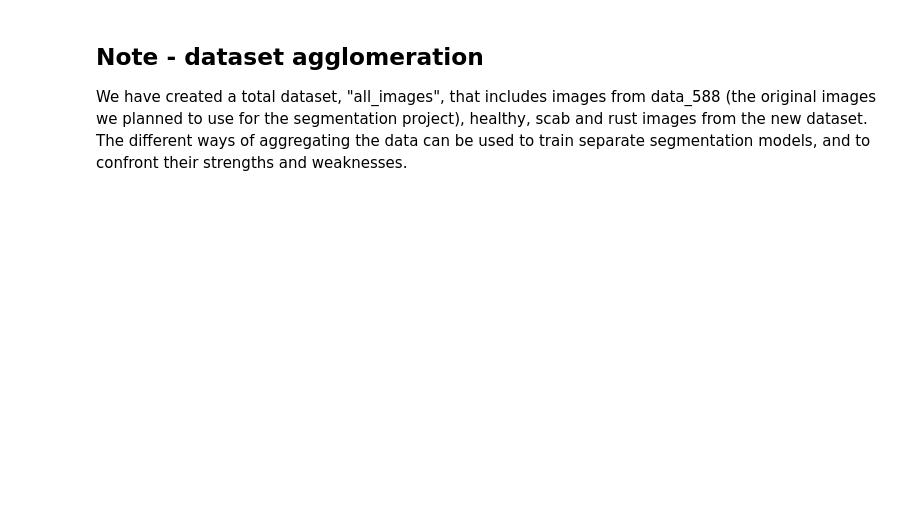
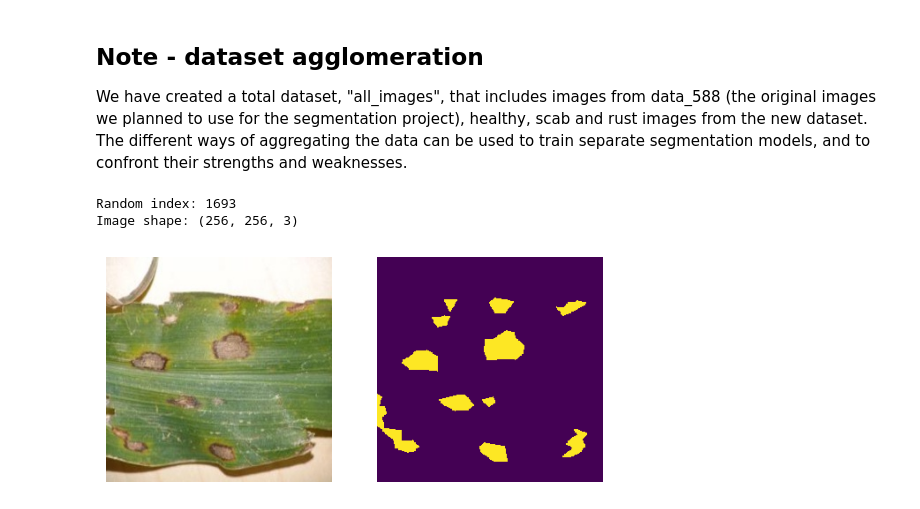
Before and after one commit to FedericoGritti/leaf_disease_segmentation_project, a Jupyter notebook: main_at_22-11-25.ipynb, the cells around one changed output. Saved outputs shown, nothing was run; the diff lists cells and outputs as text; code cells hidden in the pictures; blank space fills up the shorter version.

```diff
--- a/main_at_22-11-25.ipynb
+++ b/main_at_22-11-25.ipynb
@@ -430,4 +432,4 @@ plt.show()
 # Dataset concatenation
 masks_healthy = []
 for _ in images_healthy:
-    masks_healthy.append(Image.new("L", (img_healthy.size), 0)) # create blank mask for healthy images
+    masks_healthy.append(Image.new("L", (img_healthy.size), False)) # create blank mask for healthy images
@@ -437,3 +436,3 @@ for _ in images_healthy:
 # %%
 all_images = images_scab + images_healthy + images_general_disease
-all_masks = masks_scab + masks_general_disease + masks_healthy
+all_masks = masks_scab + masks_healthy + masks_general_disease
@@ -444,0 +444,25 @@ We have created a total dataset, "all_images", that includes images from data_58
+# %%
+# sample coordinates from image
+# temp_path =
+len(all_images)
+
+# rnd_idx = np.random.randint(len(all_images))
+rnd_img = all_images[rnd_idx]
+
+print("Random index:", rnd_idx)
+print("Image shape:", np.array(rnd_img).shape)
+
+plt.subplot(1,2,1)
+plt.imshow(rnd_img)
+plt.axis("off") # note to self: better than setting xticks and yticks separately
+
+rnd_mask = all_masks[rnd_idx]
+binary_mask = transform_binary_mask(np.array(rnd_mask))
+plt.subplot(1,2,2)
+plt.imshow(binary_mask)
+plt.axis("off") # note to self: better than setting xticks and yticks separately
+plt.show()
+# %% [output]
+Random index: 1693
+Image shape: (256, 256, 3)
+[figure, added]
```
Also changed, not shown: parts of 13 cells of this notebook.
